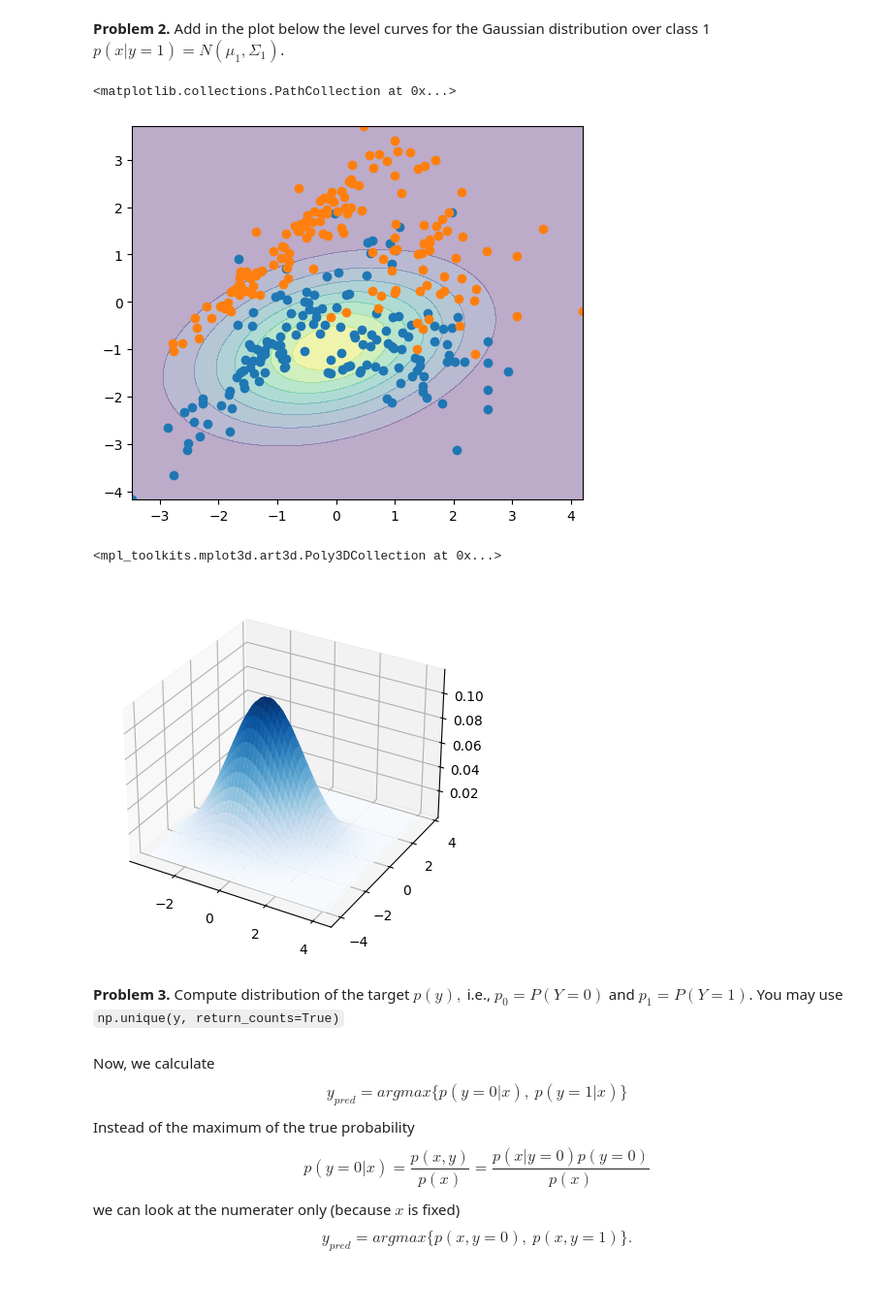
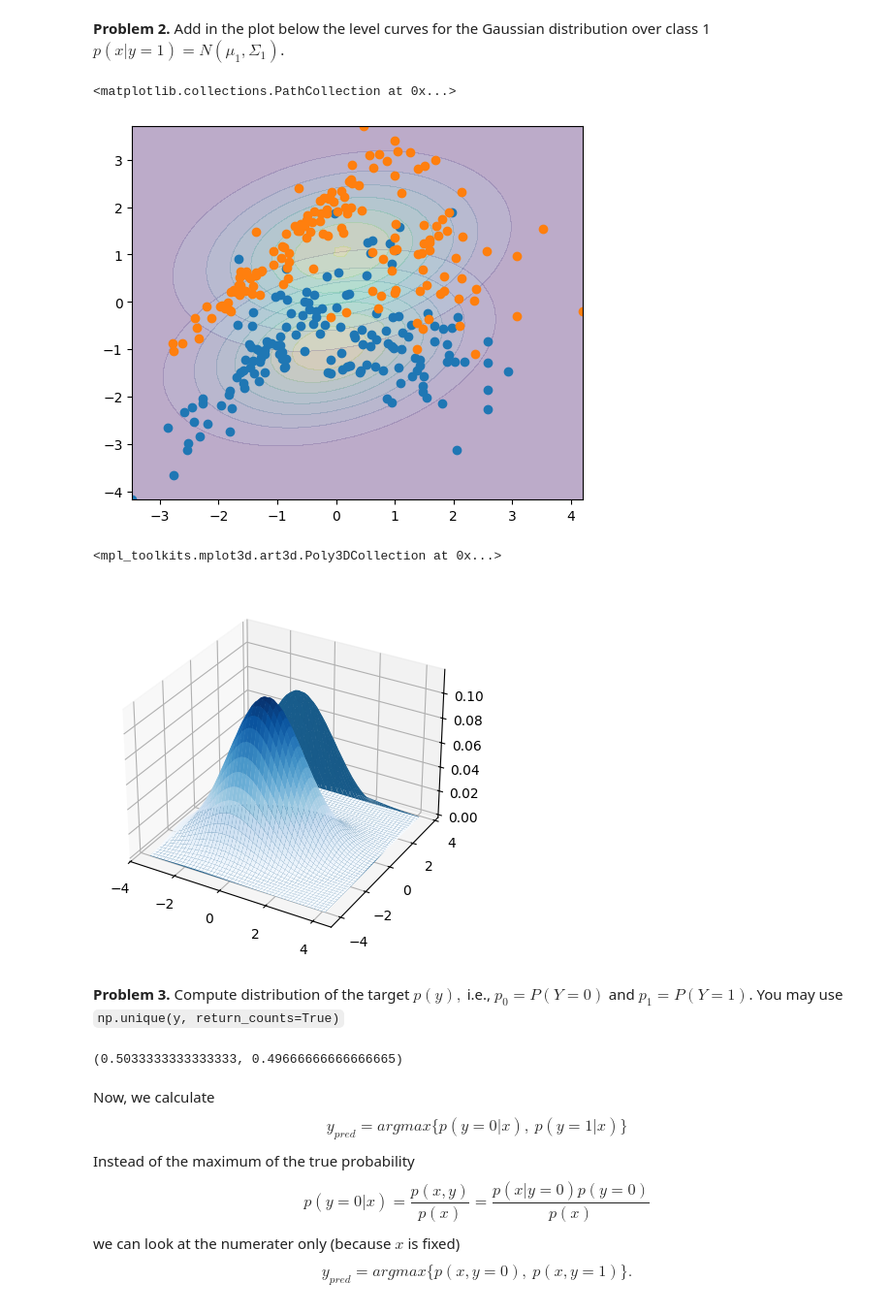
Before and after one commit to Nick-Azzarano/Machine-Learning-Practice, a Jupyter notebook: Spring2025/In-Class_Problems/problems_12.ipynb, the cells around one changed output. Shown: that part at 97% size. Drawn from its saved outputs; the diff is of its cells as text; code cells hidden in the pictures.

```diff
--- a/Spring2025/In-Class_Problems/problems_12.ipynb
+++ b/Spring2025/In-Class_Problems/problems_12.ipynb
@@ -51,3 +113,7 @@ sigma1 =
+# %%
+mu1 = X[y==1,:].mean(axis=0)
+# %%
+sigma1 = np.cov(X[y==1,:].T)
 # %% [markdown]
 **Problem 2.** Add in the plot below the level curves for the Gaussian distribution over class 1 $p(x|y=1)=N(\mu_1,\Sigma_1)$.
 # %%
@@ -56,21 +122,23 @@ yy = np.linspace(min(X[:,1]), max(X[:,1]))
 X_gr, Y_gr = np.meshgrid(xx, yy)
 XX = np.dstack((X_gr, Y_gr))
 Z0 = multivariate_normal.pdf(XX, mean=mu0, cov=sigma0)
+Z1 = multivariate_normal.pdf(XX, mean=mu1, cov=sigma1) # Problem code
 
 plt.figure(figsize= (6,5))
 plt.contourf(xx, yy, Z0, alpha=0.2)
+plt.contourf(xx, yy, Z1, alpha=0.2) # Problem code
 plt.scatter(X[y==0,0], X[y==0,1])
 plt.scatter(X[y==1,0], X[y==1,1])
 # %% [output]
 <matplotlib.collections.PathCollection at 0x...>
-[figure, old version]
+[figure, new version]
 # %%
 fig, ax = plt.subplots(subplot_kw={"projection": "3d"})
 from matplotlib import cm
 ax.plot_surface(XX[:,:,0], XX[:,:,1], Z0, cmap=cm.Blues)
-#ax.plot_surface(XX[:,:,0], XX[:,:,1], Z1)
+ax.plot_surface(XX[:,:,0], XX[:,:,1], Z1)
 # %% [output]
 <mpl_toolkits.mplot3d.art3d.Poly3DCollection at 0x...>
-[figure, old version]
+[figure, new version]
 # %% [markdown]
 **Problem 3.** Compute distribution of the target $p(y),$ i.e., $p_0=P(Y=0)$ and $p_1=P(Y=1)$. You may use `np.unique(y, return_counts=True)`
@@ -79,5 +147,8 @@ labels, counts =
 # %%
 p0, p1 = counts/len(y)
+p0, p1
+# %% [output]
+(0.5033333333333333, 0.49666666666666665)
 # %% [markdown]
 Now, we calculate
 $$
```
Also changed, not shown: parts of 12 cells of this notebook.
